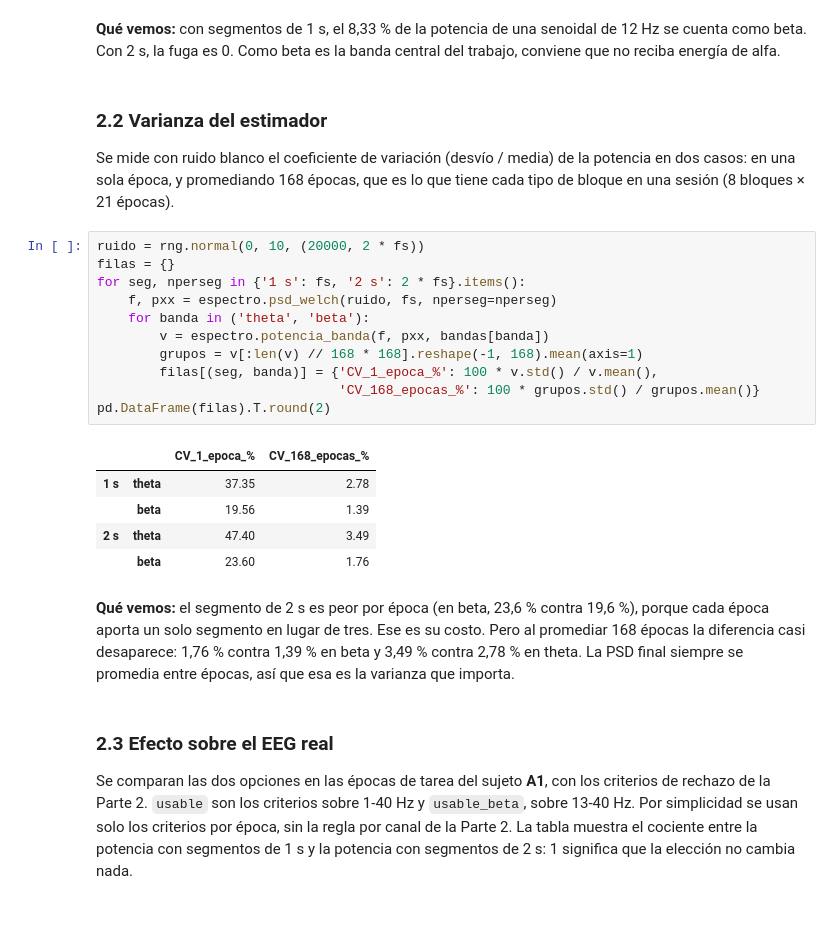
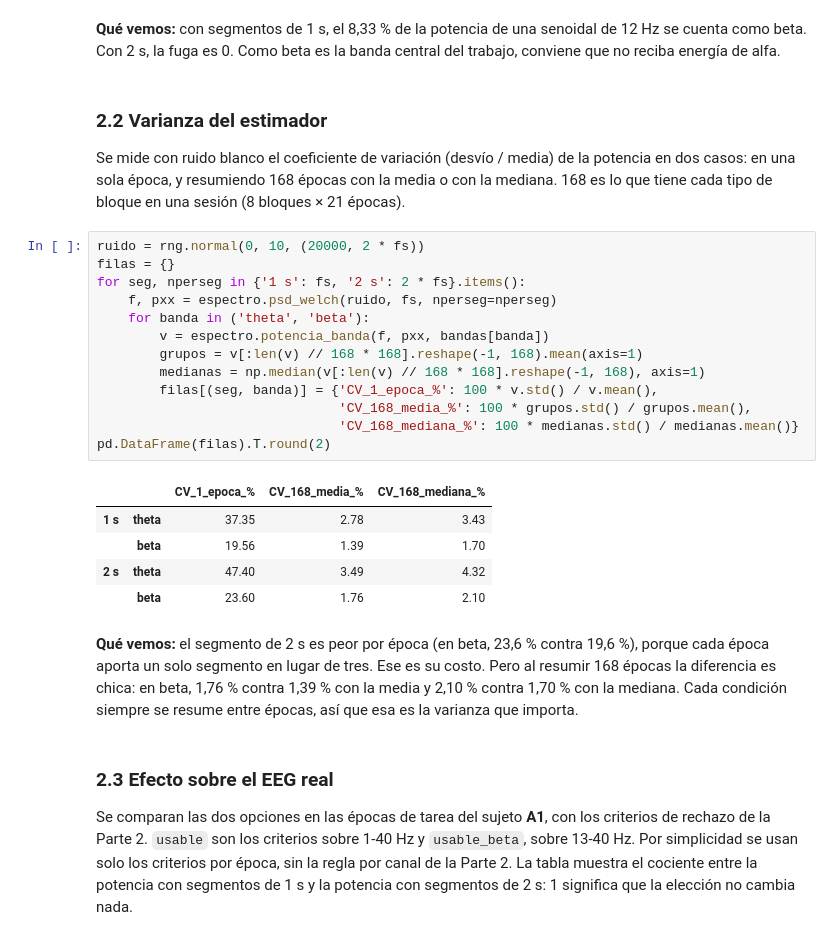
Before and after one commit to gustsita/PSIB2026Q2-TPS-Grupo13-Burman_FernandezSanJuan_Gallo, a Jupyter notebook: notebooks/03_ritmos.ipynb, the cells around one changed output. Cells and saved outputs as stored; diff of their text form.

Commit message:
espectro: verificación con AR, mediana como medida principal y revisión de la documentación

```diff
--- a/notebooks/03_ritmos.ipynb
+++ b/notebooks/03_ritmos.ipynb
@@ -129,26 +129,28 @@ pd.DataFrame(filas).T.round(2)
 # %% [markdown]
 ### 2.2 Varianza del estimador
 
-Se mide con ruido blanco el coeficiente de variación (desvío / media) de la potencia en dos casos: en una sola época, y promediando 168 épocas, que es lo que tiene cada tipo de bloque en una sesión (8 bloques × 21 épocas).
+Se mide con ruido blanco el coeficiente de variación (desvío / media) de la potencia en dos casos: en una sola época, y resumiendo 168 épocas con la media o con la mediana. 168 es lo que tiene cada tipo de bloque en una sesión (8 bloques × 21 épocas).
 # %%
 ruido = rng.normal(0, 10, (20000, 2 * fs))
 filas = {}
 for seg, nperseg in {'1 s': fs, '2 s': 2 * fs}.items():
     f, pxx = espectro.psd_welch(ruido, fs, nperseg=nperseg)
     for banda in ('theta', 'beta'):
         v = espectro.potencia_banda(f, pxx, bandas[banda])
         grupos = v[:len(v) // 168 * 168].reshape(-1, 168).mean(axis=1)
+        medianas = np.median(v[:len(v) // 168 * 168].reshape(-1, 168), axis=1)
         filas[(seg, banda)] = {'CV_1_epoca_%': 100 * v.std() / v.mean(),
-                               'CV_168_epocas_%': 100 * grupos.std() / grupos.mean()}
+                               'CV_168_media_%': 100 * grupos.std() / grupos.mean(),
+                               'CV_168_mediana_%': 100 * medianas.std() / medianas.mean()}
 pd.DataFrame(filas).T.round(2)
 # %% [output]
-|  |  | CV_1_epoca_% | CV_168_epocas_% |
-| 1 s | theta | 37.35 | 2.78 |
-|  | beta | 19.56 | 1.39 |
-| 2 s | theta | 47.40 | 3.49 |
-|  | beta | 23.60 | 1.76 |
+|  |  | CV_1_epoca_% | CV_168_media_% | CV_168_mediana_% |
+| 1 s | theta | 37.35 | 2.78 | 3.43 |
+|  | beta | 19.56 | 1.39 | 1.70 |
+| 2 s | theta | 47.40 | 3.49 | 4.32 |
+|  | beta | 23.60 | 1.76 | 2.10 |
 # %% [markdown]
-**Qué vemos:** el segmento de 2 s es peor por época (en beta, 23,6 % contra 19,6 %), porque cada época aporta un solo segmento en lugar de tres. Ese es su costo. Pero al promediar 168 épocas la diferencia casi desaparece: 1,76 % contra 1,39 % en beta y 3,49 % contra 2,78 % en theta. La PSD final siempre se promedia entre épocas, así que esa es la varianza que importa.
+**Qué vemos:** el segmento de 2 s es peor por época (en beta, 23,6 % contra 19,6 %), porque cada época aporta un solo segmento en lugar de tres. Ese es su costo. Pero al resumir 168 épocas la diferencia es chica: en beta, 1,76 % contra 1,39 % con la media y 2,10 % contra 1,70 % con la mediana. Cada condición siempre se resume entre épocas, así que esa es la varianza que importa.
 # %% [markdown]
 ### 2.3 Efecto sobre el EEG real
 
```
Also changed, not shown: parts of 20 cells of this notebook, 6 other files.
